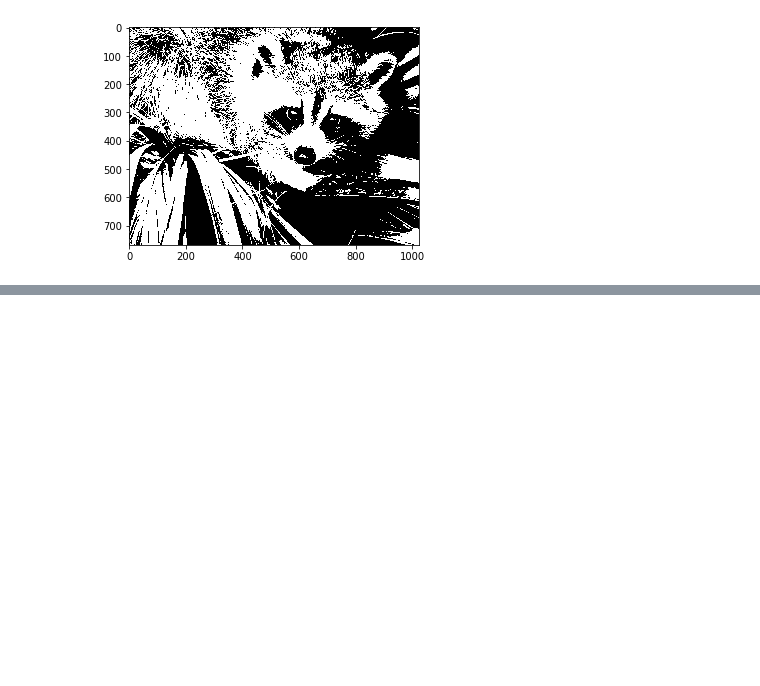
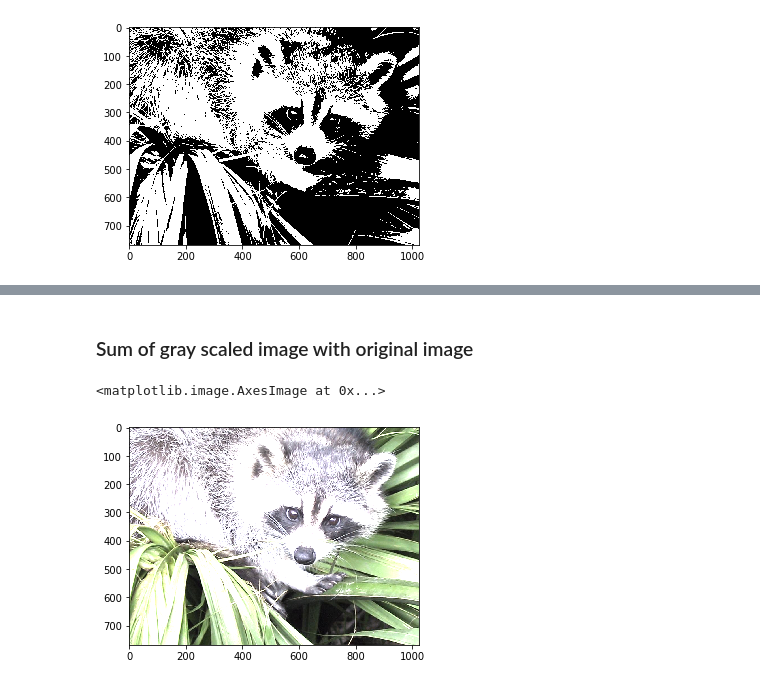
Before and after one commit to Zarphenus/RacoonFilters, a Jupyter notebook: racoon.ipynb, the cells around one changed output, grey strips where cells are left out. Cells and saved outputs as stored; diff of their text form; code cells hidden in the pictures; blank space fills up the shorter version.

```diff
--- a/racoon.ipynb
+++ b/racoon.ipynb
@@ -137,0 +163,8 @@ plt.imshow(binary)
+# %% [markdown]
+### Sum of gray scaled image with original image
+# %%
+sumImg = cv.add(grayScale, original)
+plt.imshow(sumImg)
+# %% [output]
+<matplotlib.image.AxesImage at 0x...>
+[figure, added]
```
Also changed, not shown: parts of 15 cells of this notebook, 1 other file.
